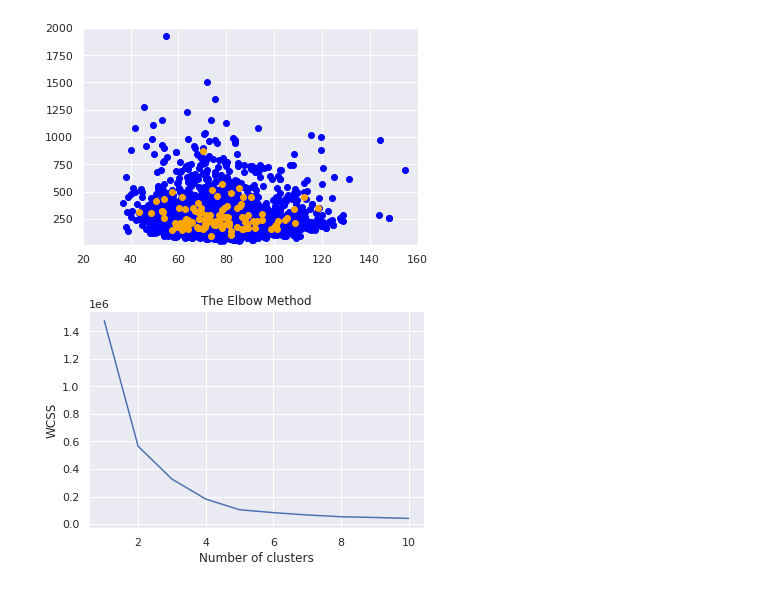
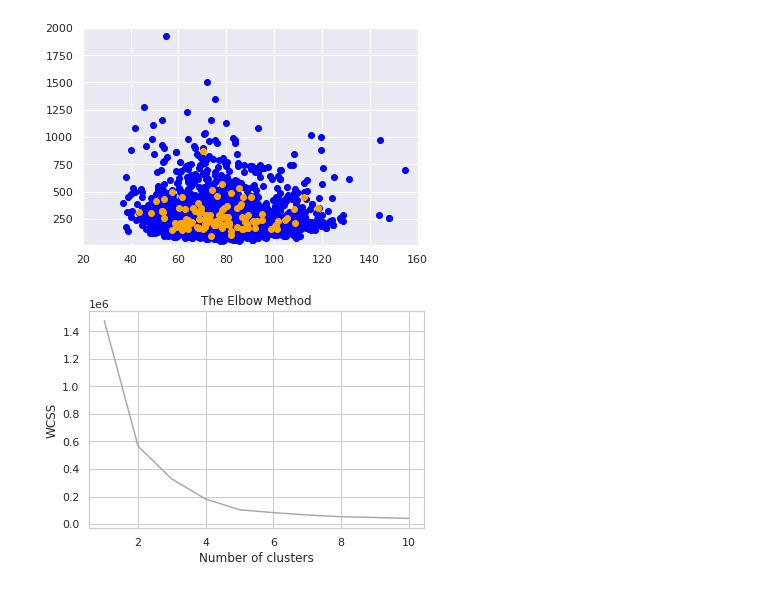
Before and after one commit to margitantal68/sapipin_paper, a Jupyter notebook: eda.ipynb, the cells around one changed output. Saved outputs shown, nothing was run; the diff lists cells and outputs as text; code cells hidden in the pictures.

```diff
--- a/eda.ipynb
+++ b/eda.ipynb
@@ -482,23 +476,23 @@ plt.scatter(df1['AVG_HT'], df1['AVG_RP'], color = 'orange')
 # %%
 from sklearn.cluster import KMeans
 
 # kmeans = KMeans(n_clusters=2, random_state=0)
 
 # kmeans.fit(X)
 df = pd.read_csv("sapipin_to_clustering_111.csv")
 X = df.iloc[:,:-1]
 y = df['user']
 
 cs = []
 for i in range(1, 11):
     kmeans = KMeans(n_clusters = i, init = 'k-means++', max_iter = 300, n_init = 10, random_state = 0)
     kmeans.fit(X)
     cs.append(kmeans.inertia_)
-plt.plot(range(1, 11), cs)
+plt.plot(range(1, 11), cs, color='darkgrey')
 plt.title('The Elbow Method')
 plt.xlabel('Number of clusters')
 plt.ylabel('WCSS')
 plt.show()
 # %% [output]
-[figure, old version]
+[figure, new version]
 # %%
```
Also changed, not shown: parts of 14 cells of this notebook, 1 other file.
